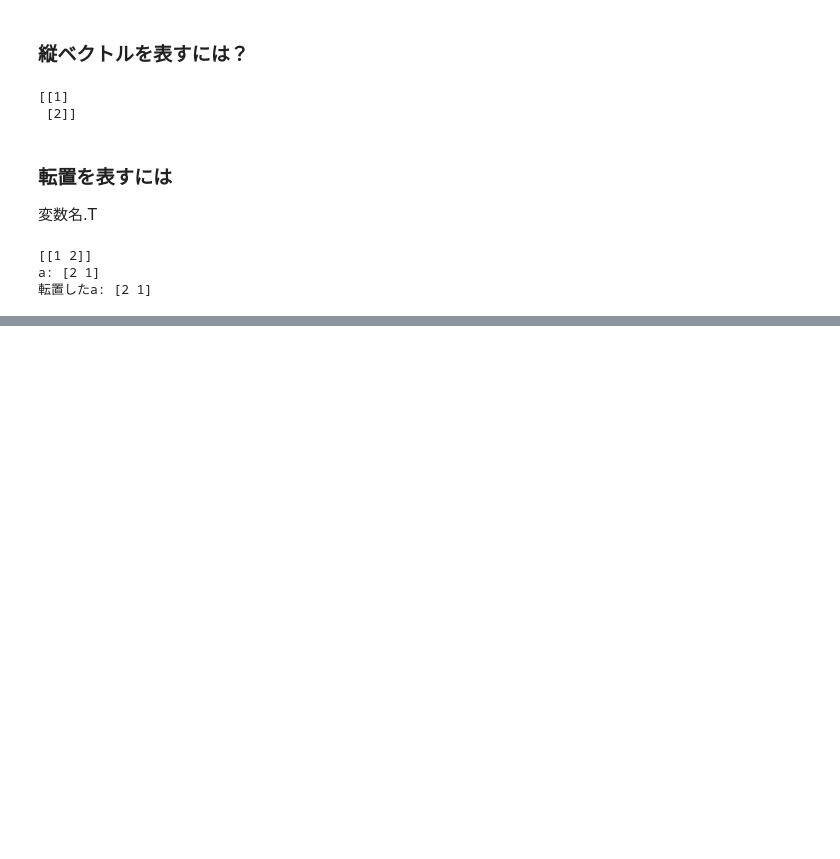
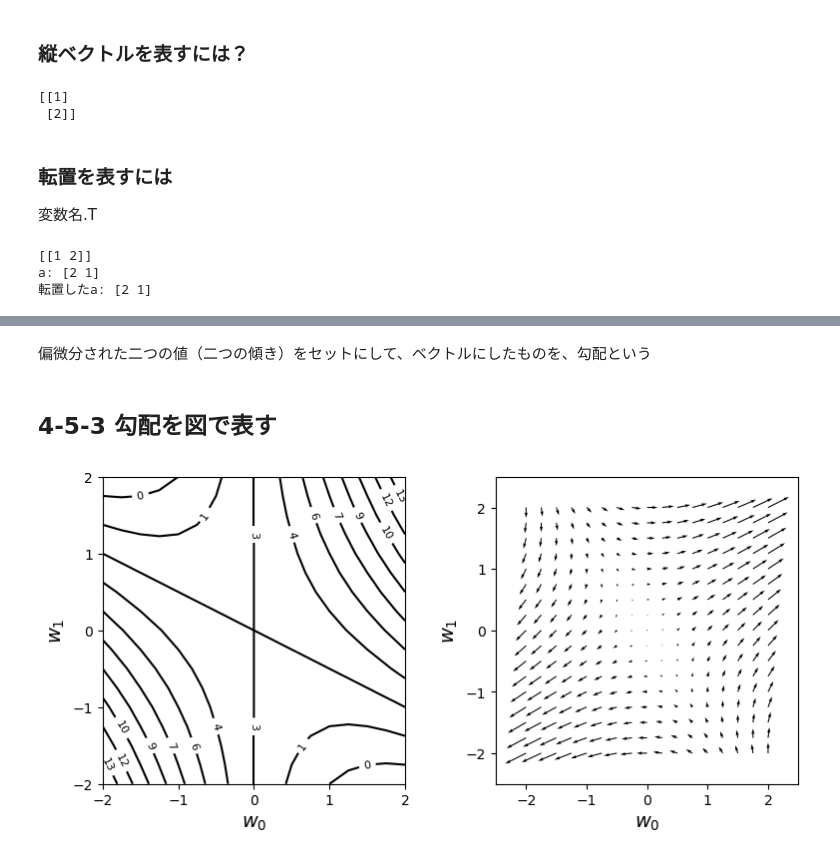
Before and after one commit to a2c6201/ml_labo, a Jupyter notebook: section4.ipynb, the cells around one changed output, grey strips where cells are left out. Drawn from its saved outputs; the diff is of its cells as text; code cells hidden in the pictures; blank space fills up the shorter version.

```diff
--- a/section4.ipynb
+++ b/section4.ipynb
@@ -32,0 +85,63 @@ a: [2 1]
+# %% [markdown]
+偏微分された二つの値（二つの傾き）をセットにして、ベクトルにしたものを、勾配という
+# %% [markdown]
+## 4-5-3 勾配を図で表す
+# %%
+# 4-3-1
+
+%matplotlib inline
+import numpy as np
+import matplotlib.pyplot as plt
+
+def f(w0, w1):
+    return w0**2 + 2 * w0 * w1 + 3
+
+def df_dw0(w0, w1):
+    return 2 * w0 + 2 * w1
+
+def df_dw1(w0, w1):
+    return 2 * w0
+
+w0_min, w0_max = -2, 2
+w1_min, w1_max = -2, 2
+w0_n, w1_n = 17, 17
+
+w0 = np.linspace(w0_min, w0_max, w0_n)
+w1 = np.linspace(w1_min, w1_max, w1_n)
+
+ww0, ww1 = np.meshgrid(w0, w1)      # 17x17の格子状の座標を作成（グリッド座標の作成）meshgridを使うと、2つの配列から、2次元配列を作成できる　D
+
+f_num = f(ww0, ww1)     # 関数fに行列を代入し、値を格子状に計算
+
+df_dw0_num = df_dw0(ww0, ww1)       # 偏微分の計算
+df_dw1_num = df_dw1(ww0, ww1)
+
+# グラフの描画
+plt.figure(figsize=(9, 4))
+plt.subplots_adjust(wspace=0.3)     # グラフの間隔を設定
+
+# 等高線表示
+plt.subplot(1, 2, 1)        # 1行2列の1番目のグラフ
+cont = plt.contour(
+    ww0, ww1, f_num, levels=10, colors='black'
+    ) # 等高線の表示
+cont.clabel(fmt='%d', fontsize=8) # 等高線の表示 %.dは整数を表す書式指定子、%.2fにすれば小数点以下2桁までを表す書式指定子
+plt.xticks(range(w0_min, w0_max + 1, 1)) # x軸の目盛りの設定
+plt.yticks(range(w1_min, w1_max + 1, 1)) # y軸の目盛りの設定
+plt.xlim(w0_min, w0_max) # x軸の表示範囲の設定
+plt.ylim(w1_min, w1_max) # y軸の表示範囲の設定
+plt.xlabel('$w_0$', fontsize=14) # x軸のラベル
+plt.ylabel('$w_1$', fontsize=14) # y軸のラベル
+
+# ベクトル表示(勾配、右の図)
+plt.subplot(1, 2, 2)
+plt.quiver(ww0, ww1, df_dw0_num, df_dw1_num) # fの勾配のベクトルの表示
+plt.xlabel('$w_0$', fontsize=14) # x軸のラベル
+plt.ylabel('$w_1$', fontsize=14) # y軸のラベル
+plt.xticks(range(w0_min, w0_max + 1, 1)) # x軸の目盛りの設定
+plt.yticks(range(w1_min, w1_max + 1, 1)) # y軸の目盛りの設定
+plt.xlim(w0_min - 0.5, w0_max + 0.5) # x軸の表示範囲の設定
+plt.ylim(w1_min - 0.5, w1_max + 0.5) # y軸の表示範囲の設定
+plt.show()
+# %% [output]
+[figure, added]
```
Also changed, not shown: parts of 6 cells of this notebook.
